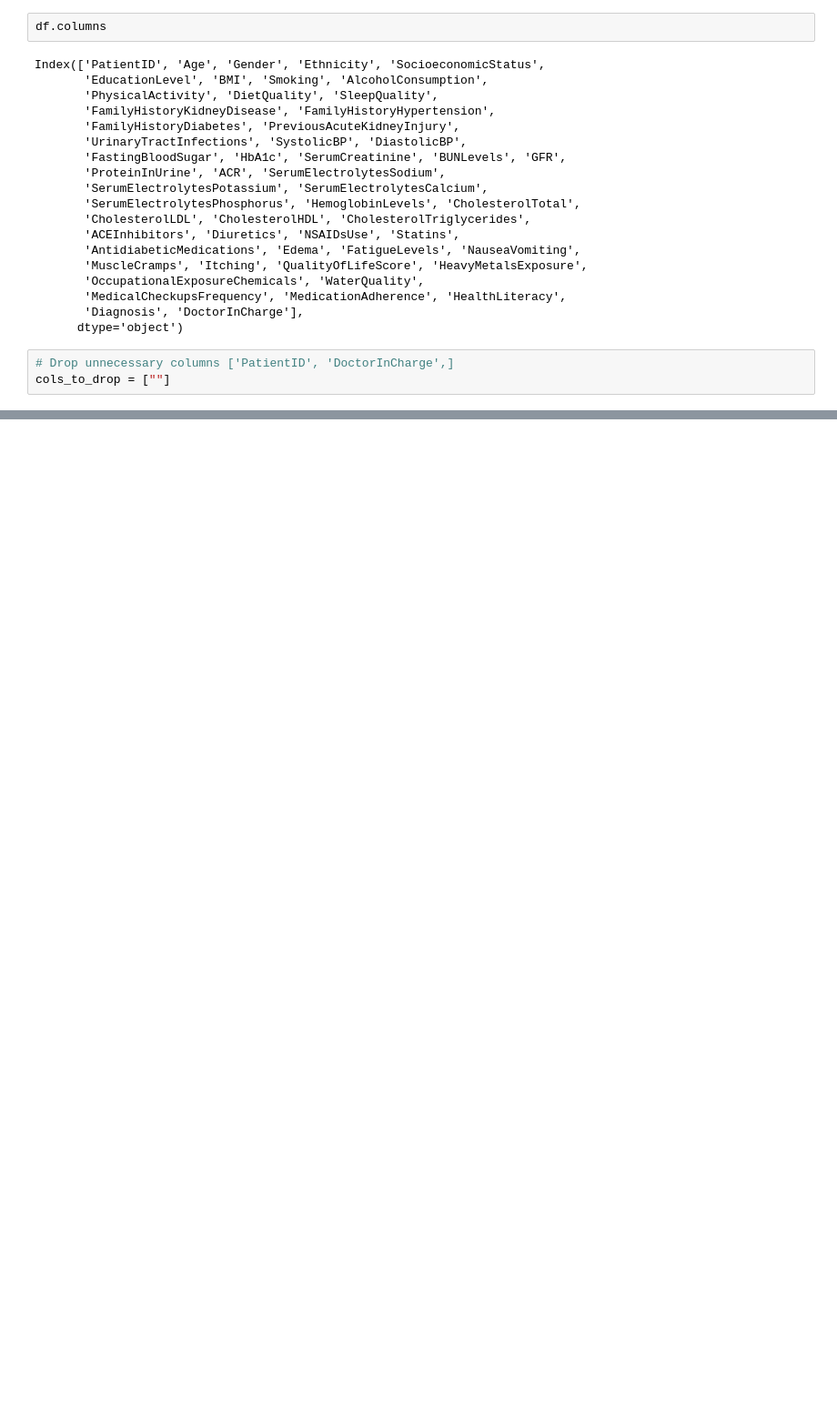
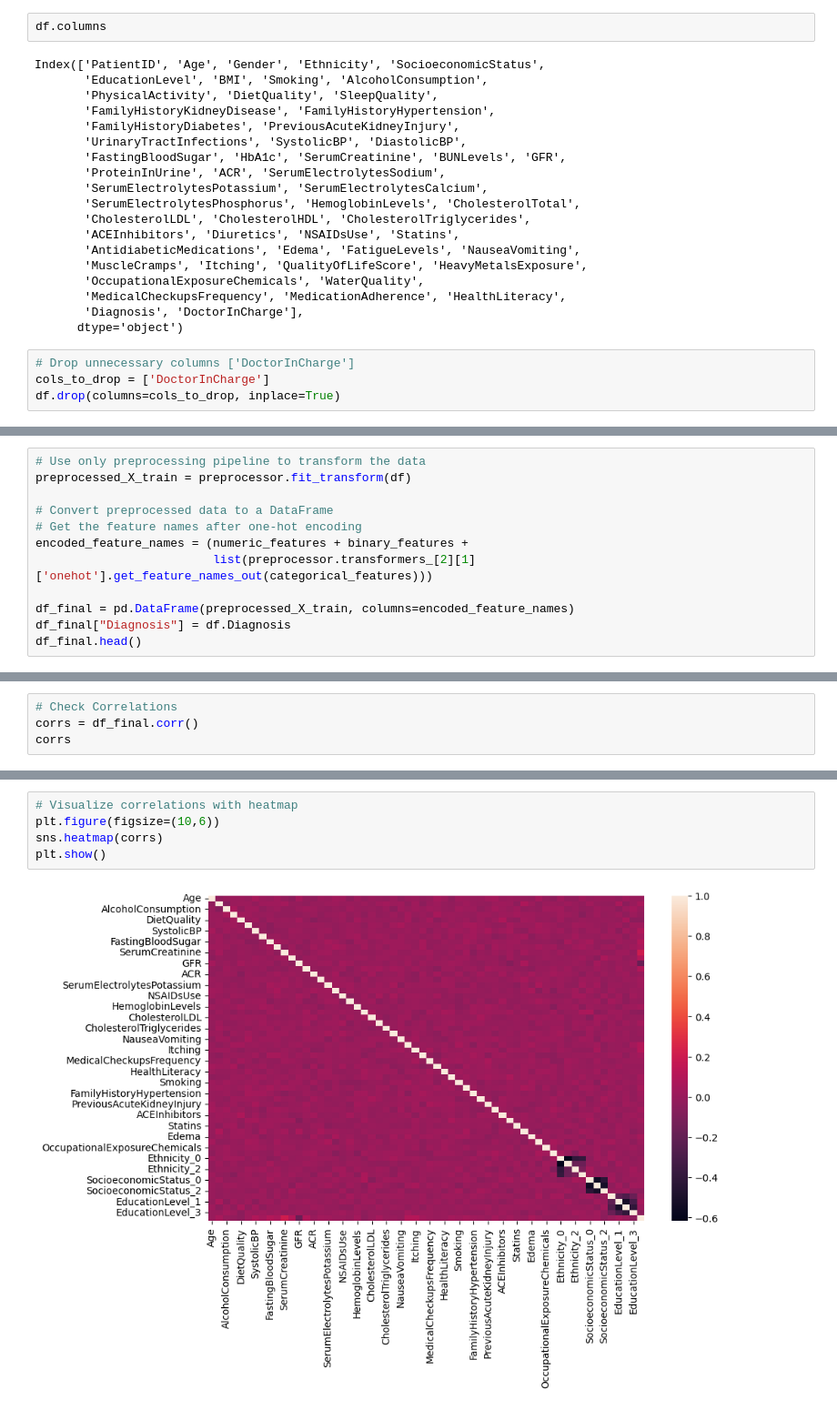
Before and after one commit to TheBoognish138/project-4, a Jupyter notebook: project/notebook.ipynb, the cells around one changed output, grey strips where cells are left out. Shown at 91% size. Cells and saved outputs as stored; diff of their text form; blank space fills up the shorter version.

```diff
--- a/project/notebook.ipynb
+++ b/project/notebook.ipynb
@@ -99,5 +104,6 @@ Index(['PatientID', 'Age', 'Gender', 'Ethnicity', 'SocioeconomicStatus',
        'Diagnosis', 'DoctorInCharge'],
       dtype='object')
 # %%
-# Drop unnecessary columns ['PatientID', 'DoctorInCharge',]
-cols_to_drop = [""]
+# Drop unnecessary columns ['DoctorInCharge']
+cols_to_drop = ['DoctorInCharge']
+df.drop(columns=cols_to_drop, inplace=True)
@@ -111,0 +141,12 @@ cols_to_drop = [""]
+# %%
+# Use only preprocessing pipeline to transform the data
+preprocessed_X_train = preprocessor.fit_transform(df)
+
+# Convert preprocessed data to a DataFrame
+# Get the feature names after one-hot encoding
+encoded_feature_names = (numeric_features + binary_features +
+                         list(preprocessor.transformers_[2][1]['onehot'].get_feature_names_out(categorical_features)))
+
+df_final = pd.DataFrame(preprocessed_X_train, columns=encoded_feature_names)
+df_final["Diagnosis"] = df.Diagnosis
+df_final.head()
@@ -111,0 +160,4 @@ cols_to_drop = [""]
+# %%
+# Check Correlations
+corrs = df_final.corr()
+corrs
@@ -111,0 +182,7 @@ cols_to_drop = [""]
+# %%
+# Visualize correlations with heatmap
+plt.figure(figsize=(10,6))
+sns.heatmap(corrs)
+plt.show()
+# %% [output]
+[figure, added]
```
Also changed, not shown: parts of 26 cells of this notebook.
